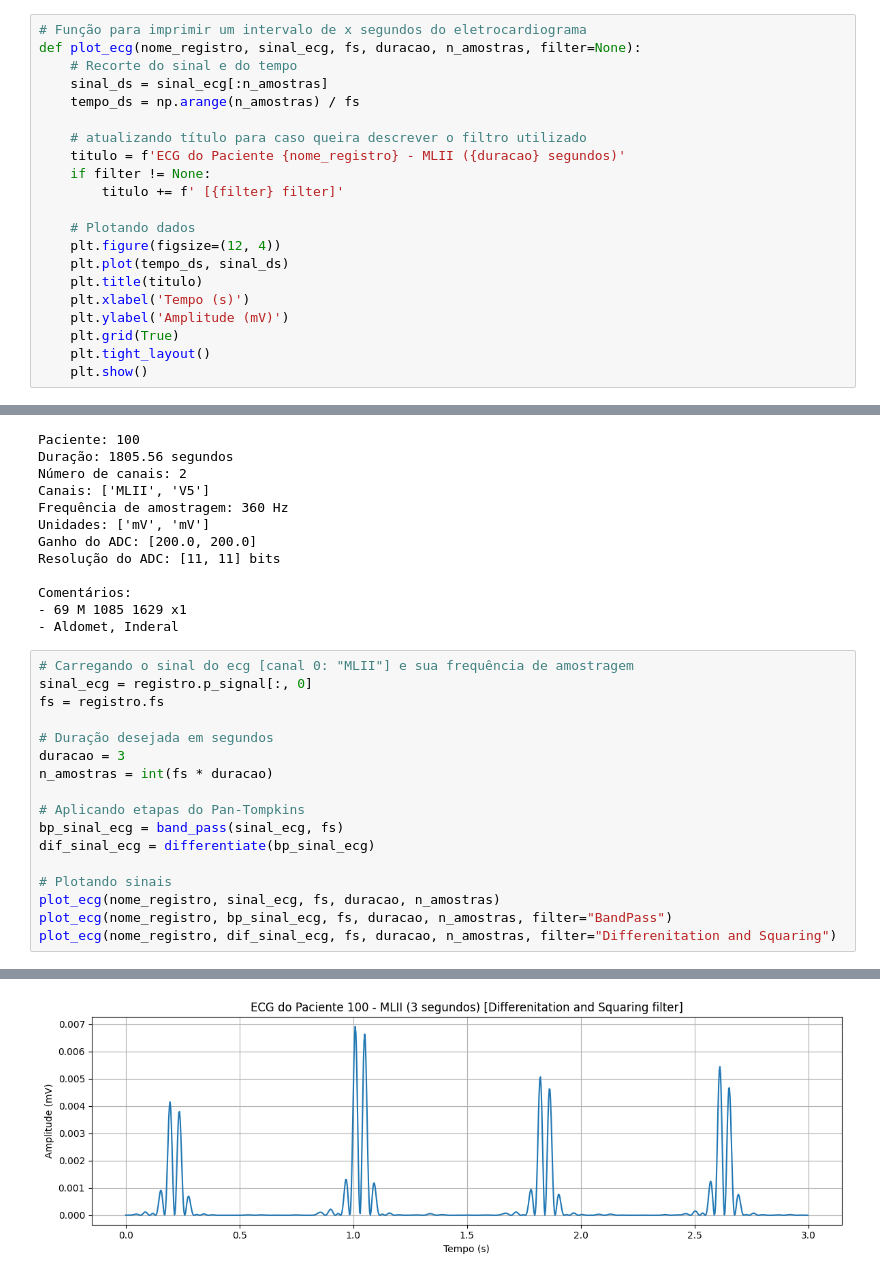
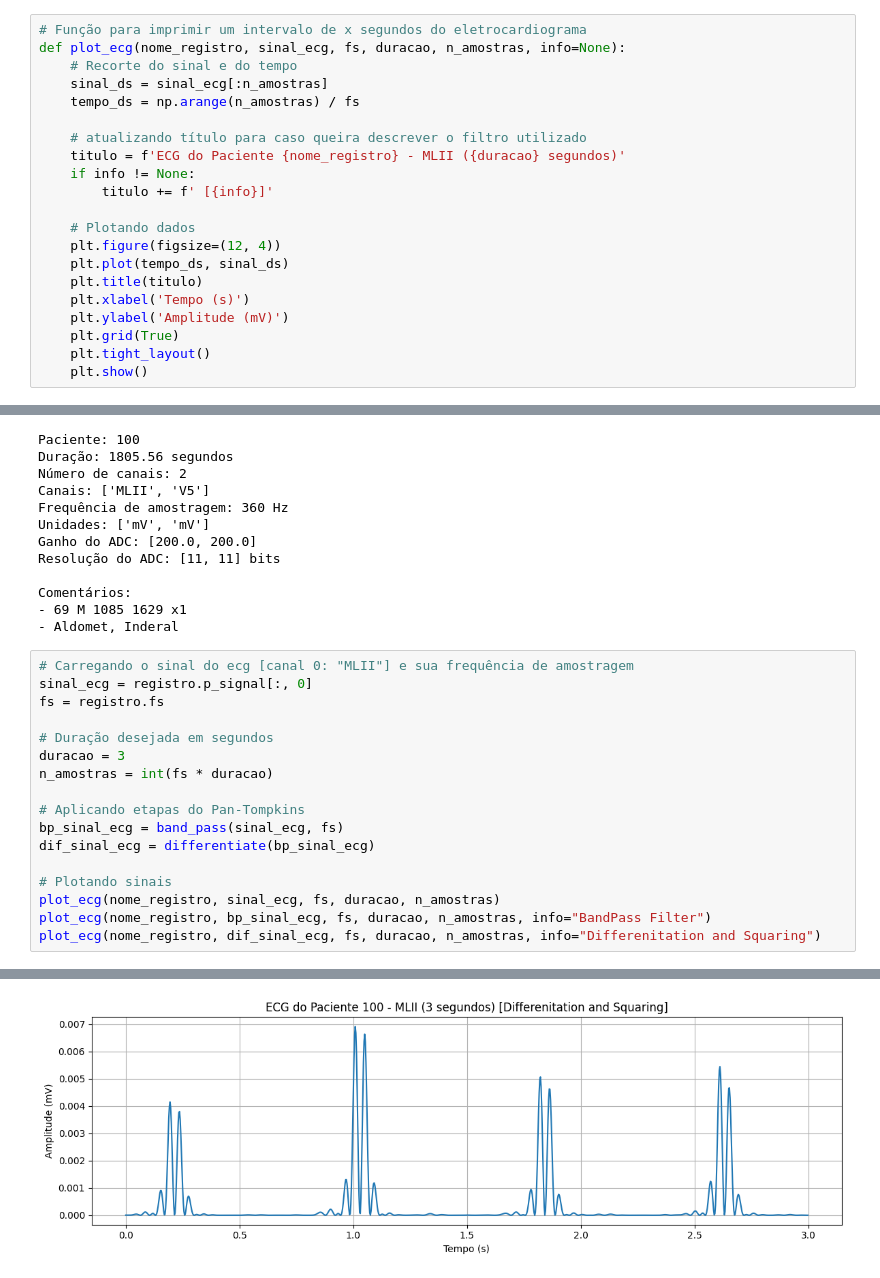
Before and after one commit to marcosgabrielsr/ecg-signal-analysis, a Jupyter notebook: ecg_signal.ipynb, the cells around one changed output, grey strips where cells are left out. Cells and saved outputs as stored; diff of their text form.

```diff
--- a/ecg_signal.ipynb
+++ b/ecg_signal.ipynb
@@ -44,15 +44,15 @@ import pandas as pd
 import os
 # %%
 # Função para imprimir um intervalo de x segundos do eletrocardiograma
-def plot_ecg(nome_registro, sinal_ecg, fs, duracao, n_amostras, filter=None):
+def plot_ecg(nome_registro, sinal_ecg, fs, duracao, n_amostras, info=None):
     # Recorte do sinal e do tempo
     sinal_ds = sinal_ecg[:n_amostras]
     tempo_ds = np.arange(n_amostras) / fs
 
     # atualizando título para caso queira descrever o filtro utilizado
     titulo = f'ECG do Paciente {nome_registro} - MLII ({duracao} segundos)'
-    if filter != None:
-        titulo += f' [{filter} filter]'
+    if info != None:
+        titulo += f' [{info}]'
 
     # Plotando dados
     plt.figure(figsize=(12, 4))
@@ -141,7 +145,7 @@ dif_sinal_ecg = differentiate(bp_sinal_ecg)
 
 # Plotando sinais
 plot_ecg(nome_registro, sinal_ecg, fs, duracao, n_amostras)
-plot_ecg(nome_registro, bp_sinal_ecg, fs, duracao, n_amostras, filter="BandPass")
-plot_ecg(nome_registro, dif_sinal_ecg, fs, duracao, n_amostras, filter="Differenitation and Squaring")
+plot_ecg(nome_registro, bp_sinal_ecg, fs, duracao, n_amostras, info="BandPass Filter")
+plot_ecg(nome_registro, dif_sinal_ecg, fs, duracao, n_amostras, info="Differenitation and Squaring")
 # %% [output]
 [figure]
@@ -149 +153 @@ plot_ecg(nome_registro, dif_sinal_ecg, fs, duracao, n_amostras, filter="Differen
-[figure, old version]
+[figure, new version]
```
Also changed, not shown: parts of 2 cells of this notebook.
